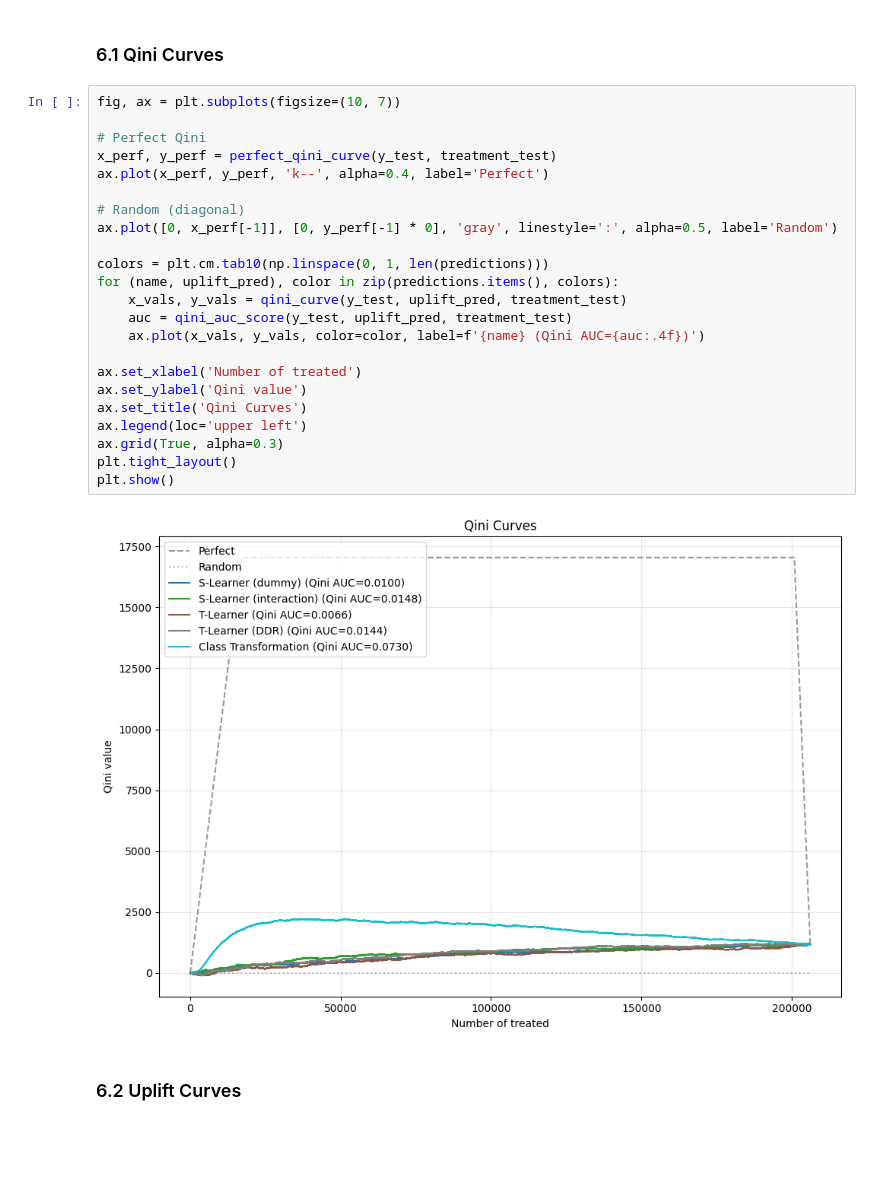
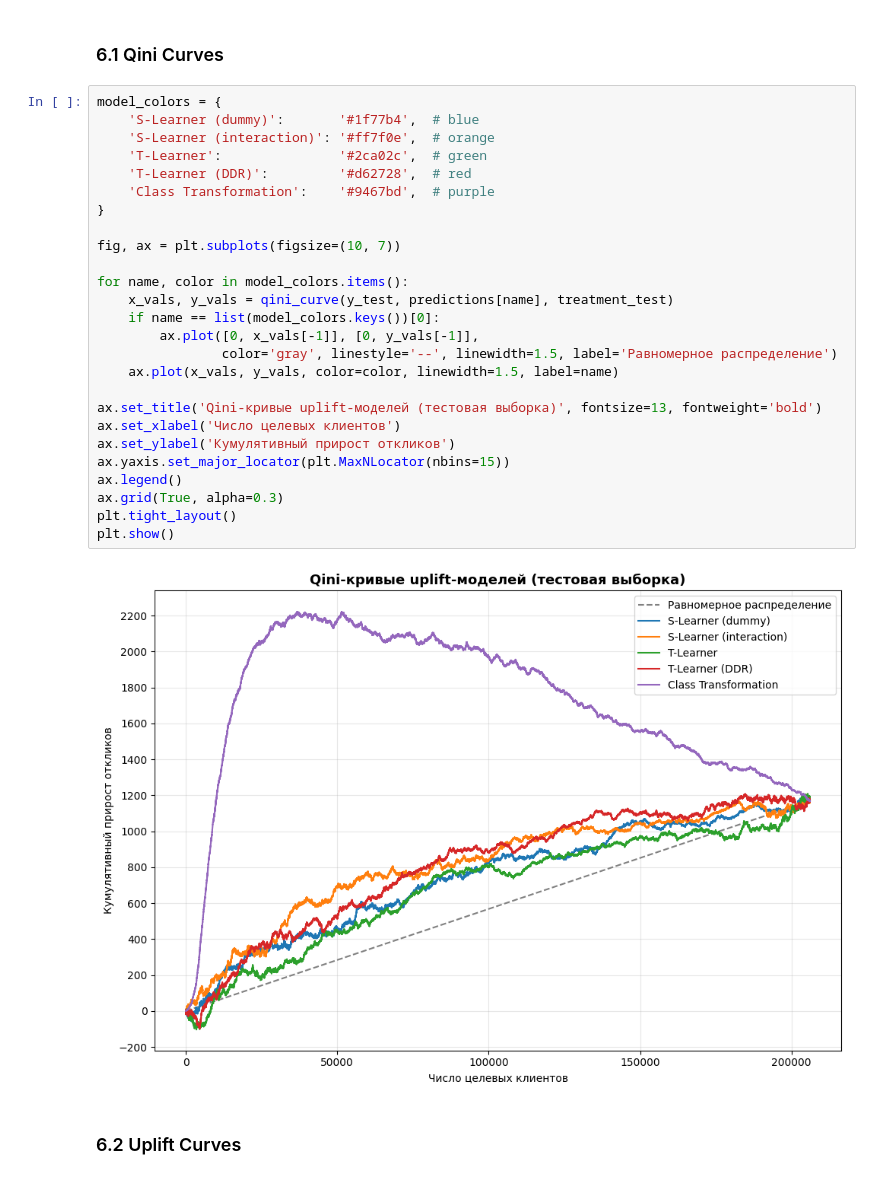
Before and after one commit to Xlemon5/lenta-uplift-modeling, a Jupyter notebook: modeling.ipynb, the cells around one changed output. Cells and saved outputs as stored; diff of their text form; blank space fills up the shorter version.

```diff
--- a/modeling.ipynb
+++ b/modeling.ipynb
@@ -235,30 +329,33 @@ plt.show()
 # %% [markdown]
 ### 6.1 Qini Curves
 # %%
+model_colors = {
+    'S-Learner (dummy)':       '#1f77b4',  # blue
+    'S-Learner (interaction)': '#ff7f0e',  # orange
+    'T-Learner':               '#2ca02c',  # green
+    'T-Learner (DDR)':         '#d62728',  # red
+    'Class Transformation':    '#9467bd',  # purple
+}
+
 fig, ax = plt.subplots(figsize=(10, 7))
 
-# Perfect Qini
-x_perf, y_perf = perfect_qini_curve(y_test, treatment_test)
-ax.plot(x_perf, y_perf, 'k--', alpha=0.4, label='Perfect')
+for name, color in model_colors.items():
+    x_vals, y_vals = qini_curve(y_test, predictions[name], treatment_test)
+    if name == list(model_colors.keys())[0]:
+        ax.plot([0, x_vals[-1]], [0, y_vals[-1]],
+                color='gray', linestyle='--', linewidth=1.5, label='Равномерное распределение')
+    ax.plot(x_vals, y_vals, color=color, linewidth=1.5, label=name)
 
-# Random (diagonal)
-ax.plot([0, x_perf[-1]], [0, y_perf[-1] * 0], 'gray', linestyle=':', alpha=0.5, label='Random')
-
-colors = plt.cm.tab10(np.linspace(0, 1, len(predictions)))
-for (name, uplift_pred), color in zip(predictions.items(), colors):
-    x_vals, y_vals = qini_curve(y_test, uplift_pred, treatment_test)
-    auc = qini_auc_score(y_test, uplift_pred, treatment_test)
-    ax.plot(x_vals, y_vals, color=color, label=f'{name} (Qini AUC={auc:.4f})')
-
-ax.set_xlabel('Number of treated')
-ax.set_ylabel('Qini value')
-ax.set_title('Qini Curves')
-ax.legend(loc='upper left')
+ax.set_title('Qini-кривые uplift-моделей (тестовая выборка)', fontsize=13, fontweight='bold')
+ax.set_xlabel('Число целевых клиентов')
+ax.set_ylabel('Кумулятивный прирост откликов')
+ax.yaxis.set_major_locator(plt.MaxNLocator(nbins=15))
+ax.legend()
 ax.grid(True, alpha=0.3)
 plt.tight_layout()
 plt.show()
 # %% [output]
-[figure, old version]
+[figure, new version]
 # %% [markdown]
 ### 6.2 Uplift Curves
 # %%
```
Also changed, not shown: parts of 31 cells of this notebook, 2 other files.
